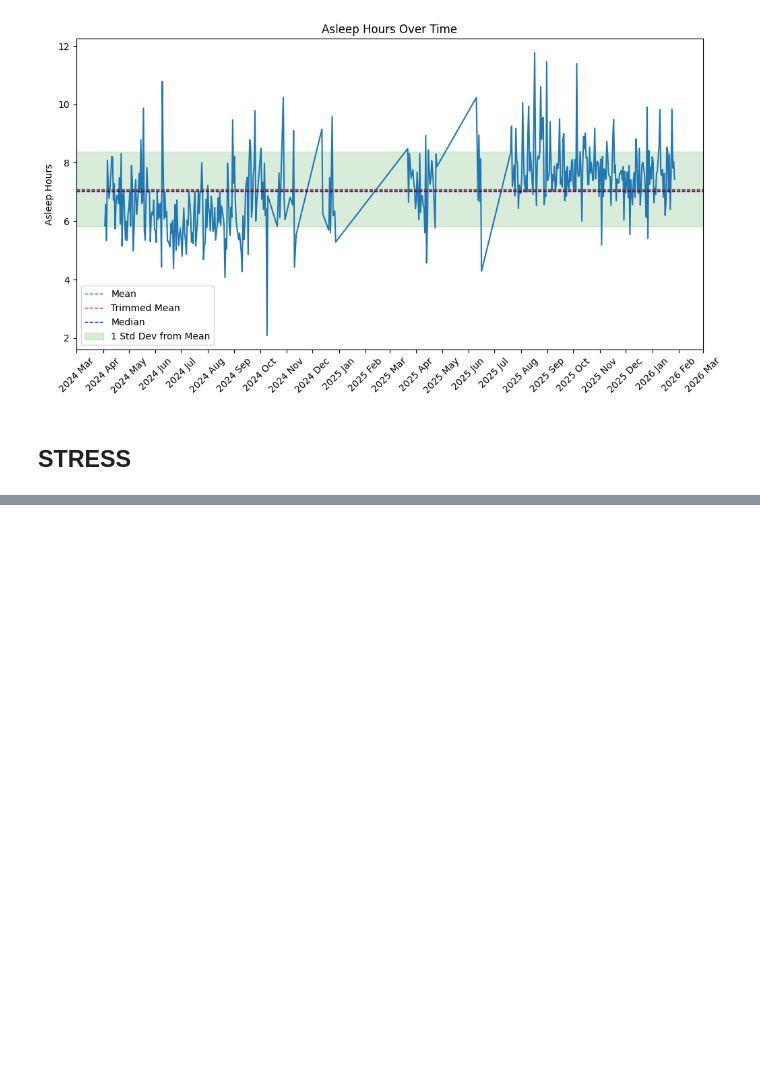
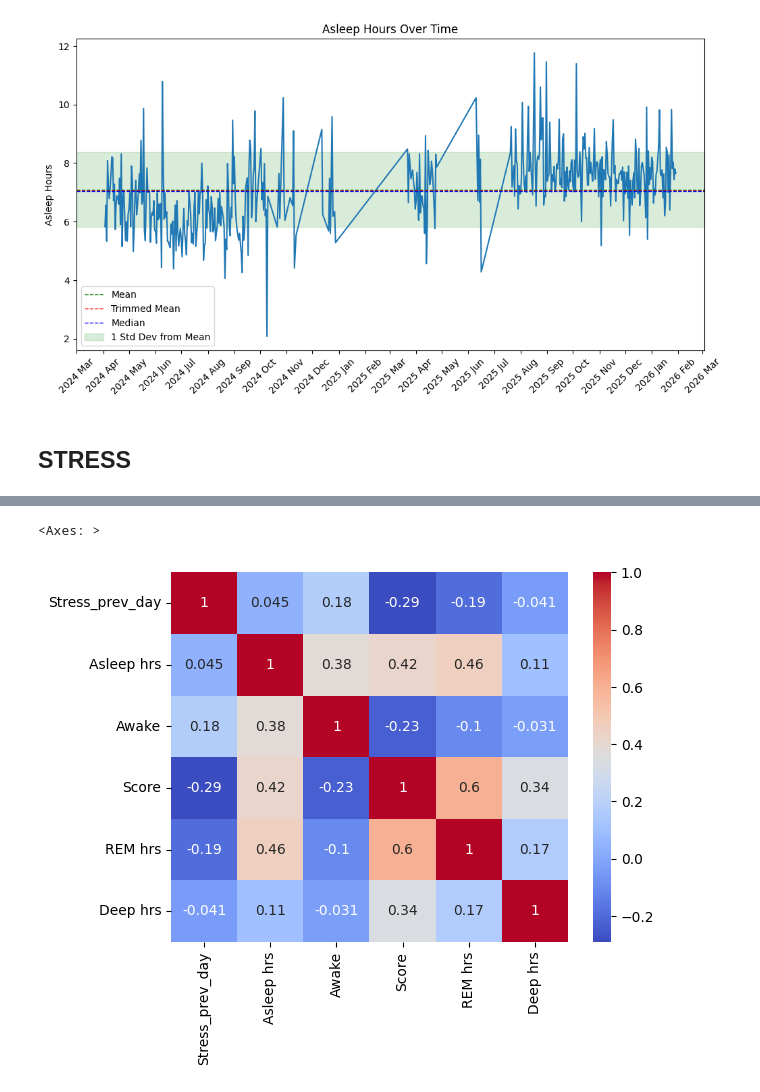
Before and after one commit to POLUX89/gym-ml-performance, a Jupyter notebook: notebooks/01_data_model_baseline.ipynb, the cells around one changed output, grey strips where cells are left out. Drawn from its saved outputs; the diff is of its cells as text; code cells hidden in the pictures; blank space fills up the shorter version.

```diff
--- a/notebooks/01_data_model_baseline.ipynb
+++ b/notebooks/01_data_model_baseline.ipynb
@@ -492,0 +559,6 @@ plt.show()
+# %%
+correlation = recovery[features + ["REM hrs", "Deep hrs"]].corr()
+sns.heatmap(correlation, annot=True, cmap="coolwarm")
+# %% [output]
+<Axes: >
+[figure, added]
```
Also changed, not shown: parts of 18 cells of this notebook, 1 other file.
